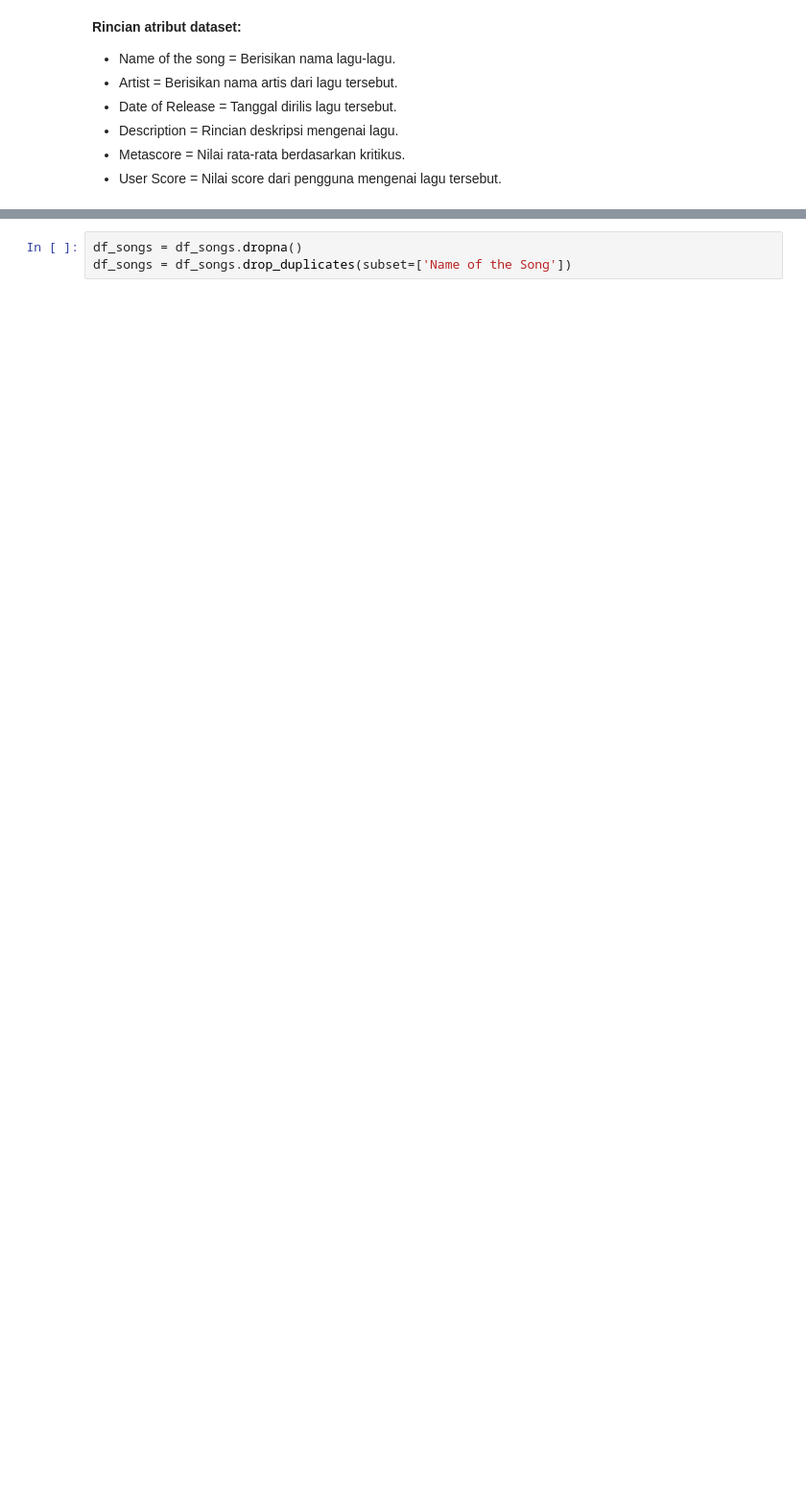
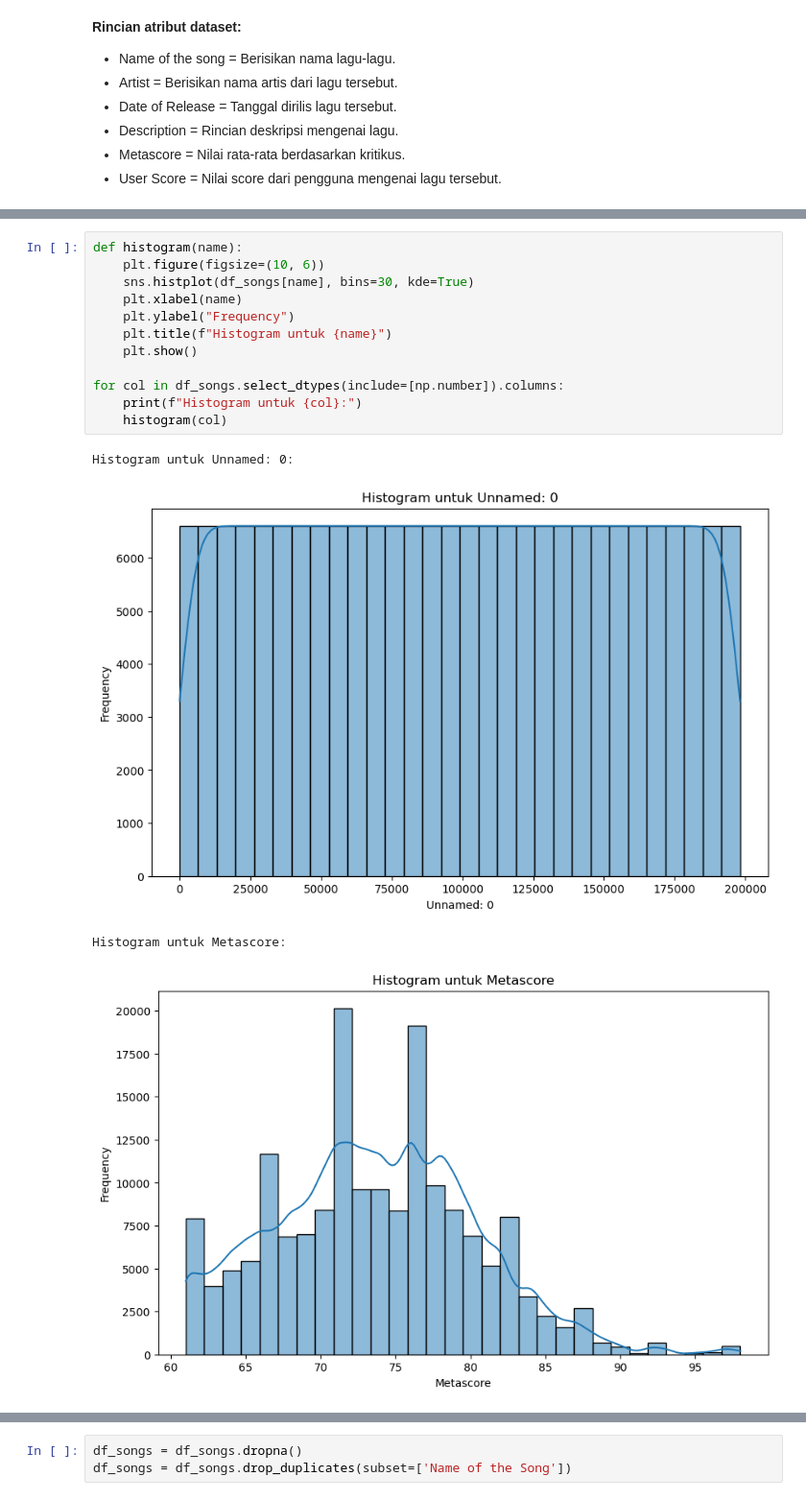
Before and after one commit to kevinandreas913/Sistemrekomendasi_CBF_CF, a Jupyter notebook: Proyek sistem rekomendasi - Dataset Song.ipynb, the cells around one changed output, grey strips where cells are left out. Shown at 96% size. Saved outputs shown, nothing was run; the diff lists cells and outputs as text; blank space fills up the shorter version.

```diff
--- a/Proyek sistem rekomendasi - Dataset Song.ipynb
+++ b/Proyek sistem rekomendasi - Dataset Song.ipynb
@@ -89,0 +103,17 @@ Jumlah duplikasi berdasarkan judul lagu: 194214
+# %%
+def histogram(name):
+    plt.figure(figsize=(10, 6))
+    sns.histplot(df_songs[name], bins=30, kde=True)
+    plt.xlabel(name)
+    plt.ylabel("Frequency")
+    plt.title(f"Histogram untuk {name}")
+    plt.show()
+
+for col in df_songs.select_dtypes(include=[np.number]).columns:
+    print(f"Histogram untuk {col}:")
+    histogram(col)
+# %% [output]
+Histogram untuk Unnamed: 0:
+[figure, added]
+Histogram untuk Metascore:
+[figure, added]
```
Also changed, not shown: parts of 37 cells of this notebook, 3 other files.
